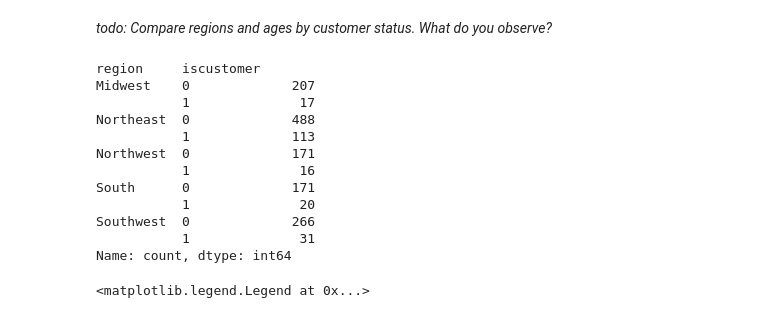
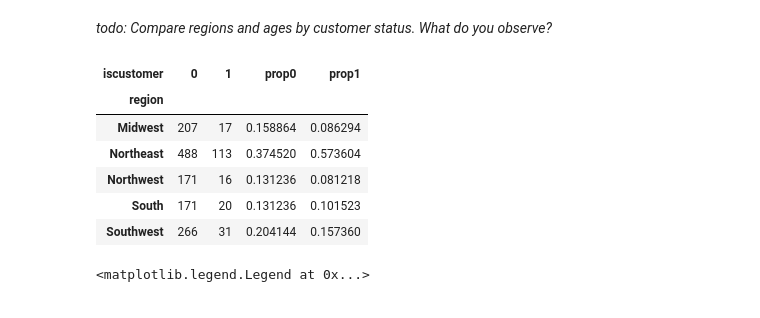
Before and after one commit to rsm-nshuckerow/Nick_Shuckerow, a Jupyter notebook: projects/HW2/HW2.ipynb, the cells around one changed output. Saved outputs shown, nothing was run; the diff lists cells and outputs as text; code cells hidden in the pictures.

```diff
--- a/projects/HW2/HW2.ipynb
+++ b/projects/HW2/HW2.ipynb
@@ -68,20 +74,18 @@ _todo: Compare regions and ages by customer status. What do you observe?_
 # %%
 # group by region and count number of customers and non-customers
 
-data.groupby('region')['iscustomer'].value_counts()
+region = data.groupby('region')['iscustomer'].value_counts().unstack()
+region['prop0'] = region[0]/(region[0].sum())
+region['prop1'] = region[1]/(region[1].sum())
+region
 # %% [output]
-region     iscustomer
-Midwest    0             207
-           1              17
-Northeast  0             488
-           1             113
-Northwest  0             171
-           1              16
-South      0             171
-           1              20
-Southwest  0             266
-           1              31
-Name: count, dtype: int64
+| iscustomer | 0 | 1 | prop0 | prop1 |
+| region |  |  |  |  |
+| Midwest | 207 | 17 | 0.158864 | 0.086294 |
+| Northeast | 488 | 113 | 0.374520 | 0.573604 |
+| Northwest | 171 | 16 | 0.131236 | 0.081218 |
+| South | 171 | 20 | 0.131236 | 0.101523 |
+| Southwest | 266 | 31 | 0.204144 | 0.157360 |
 # %%
 # create a plot of the number of customers and non-customers by region side by side
 
```
Also changed, not shown: parts of 27 cells of this notebook, 1 other file.
